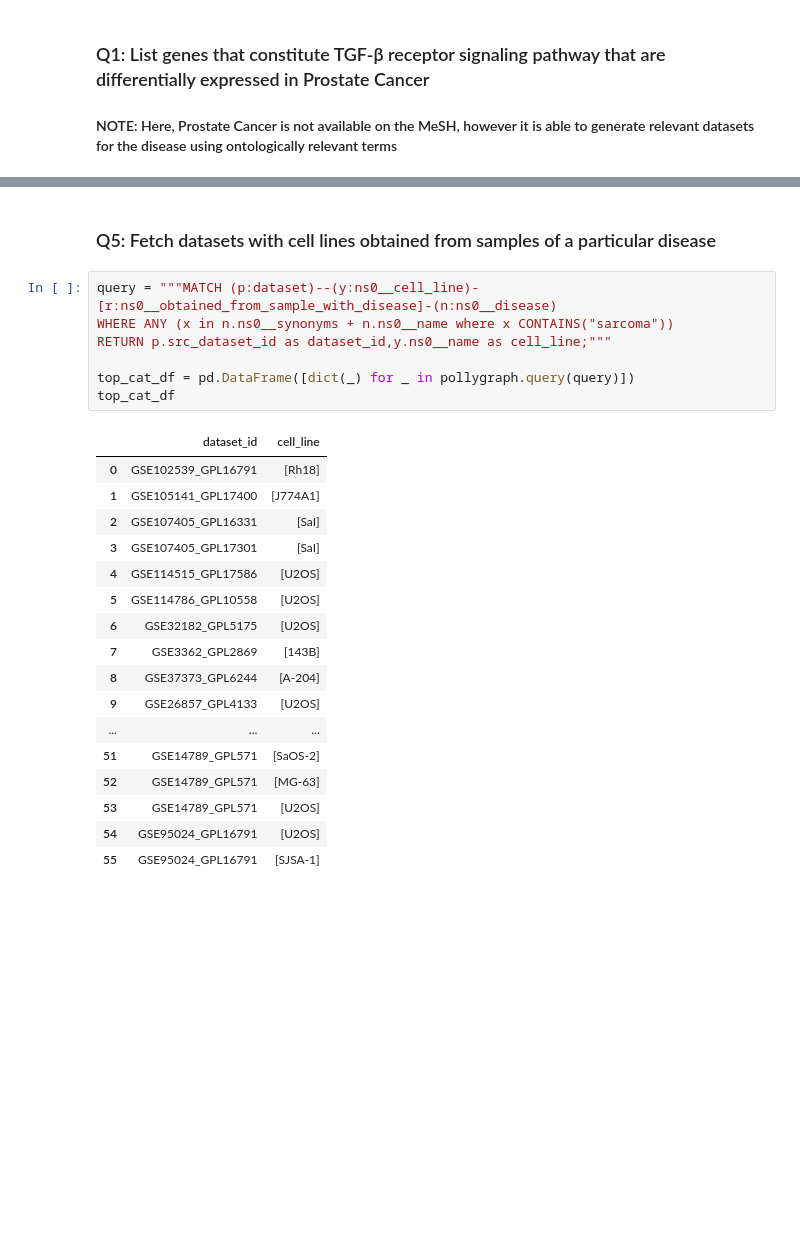
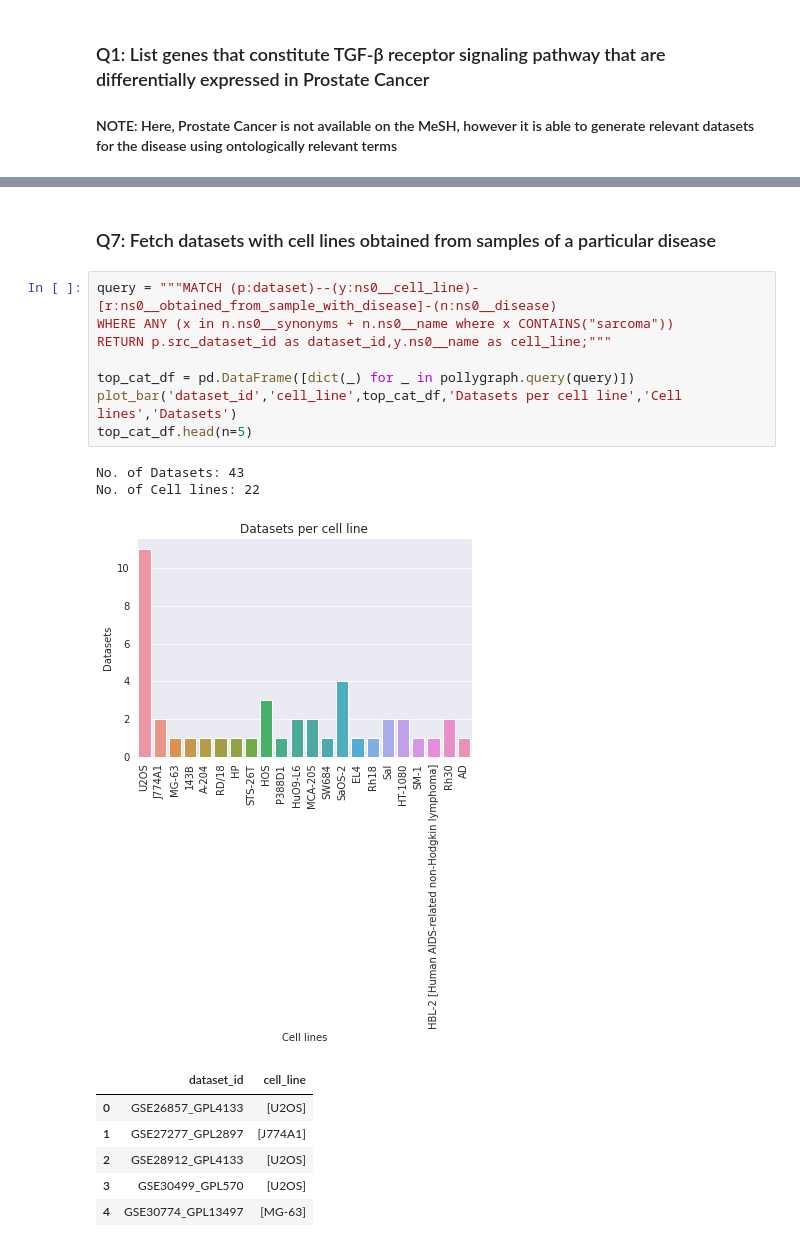
Before and after one commit to ElucidataInc/polly-python, a Jupyter notebook: Discover/pollygraph/Search_KG.ipynb, the cells around one changed output, grey strips where cells are left out. Drawn from its saved outputs; the diff is of its cells as text; blank space fills up the shorter version.

```diff
--- a/Discover/pollygraph/Search_KG.ipynb
+++ b/Discover/pollygraph/Search_KG.ipynb
@@ -268,28 +307,21 @@ top_cat_df
 # %% [markdown]
-### Q5: Fetch datasets with cell lines obtained from samples of a particular disease
+### Q7: Fetch datasets with cell lines obtained from samples of a particular disease
 # %%
 query = """MATCH (p:dataset)--(y:ns0__cell_line)-[r:ns0__obtained_from_sample_with_disease]-(n:ns0__disease)
 WHERE ANY (x in n.ns0__synonyms + n.ns0__name where x CONTAINS("sarcoma"))
 RETURN p.src_dataset_id as dataset_id,y.ns0__name as cell_line;"""
 
 top_cat_df = pd.DataFrame([dict(_) for _ in pollygraph.query(query)])
-top_cat_df
+plot_bar('dataset_id','cell_line',top_cat_df,'Datasets per cell line','Cell lines','Datasets')
+top_cat_df.head(n=5)
 # %% [output]
+No. of Datasets: 43
+No. of Cell lines: 22
+[figure, added]
 |  | dataset_id | cell_line |
-| 0 | GSE102539_GPL16791 | [Rh18] |
-| 1 | GSE105141_GPL17400 | [J774A1] |
-| 2 | GSE107405_GPL16331 | [SaI] |
-| 3 | GSE107405_GPL17301 | [SaI] |
-| 4 | GSE114515_GPL17586 | [U2OS] |
-| 5 | GSE114786_GPL10558 | [U2OS] |
-| 6 | GSE32182_GPL5175 | [U2OS] |
-| 7 | GSE3362_GPL2869 | [143B] |
-| 8 | GSE37373_GPL6244 | [A-204] |
-| 9 | GSE26857_GPL4133 | [U2OS] |
-| ... | ... | ... |
-| 51 | GSE14789_GPL571 | [SaOS-2] |
-| 52 | GSE14789_GPL571 | [MG-63] |
-| 53 | GSE14789_GPL571 | [U2OS] |
-| 54 | GSE95024_GPL16791 | [U2OS] |
-| 55 | GSE95024_GPL16791 | [SJSA-1] |
+| 0 | GSE26857_GPL4133 | [U2OS] |
+| 1 | GSE27277_GPL2897 | [J774A1] |
+| 2 | GSE28912_GPL4133 | [U2OS] |
+| 3 | GSE30499_GPL570 | [U2OS] |
+| 4 | GSE30774_GPL13497 | [MG-63] |
 # %% [markdown]
```
Also changed, not shown: parts of 27 cells of this notebook.
